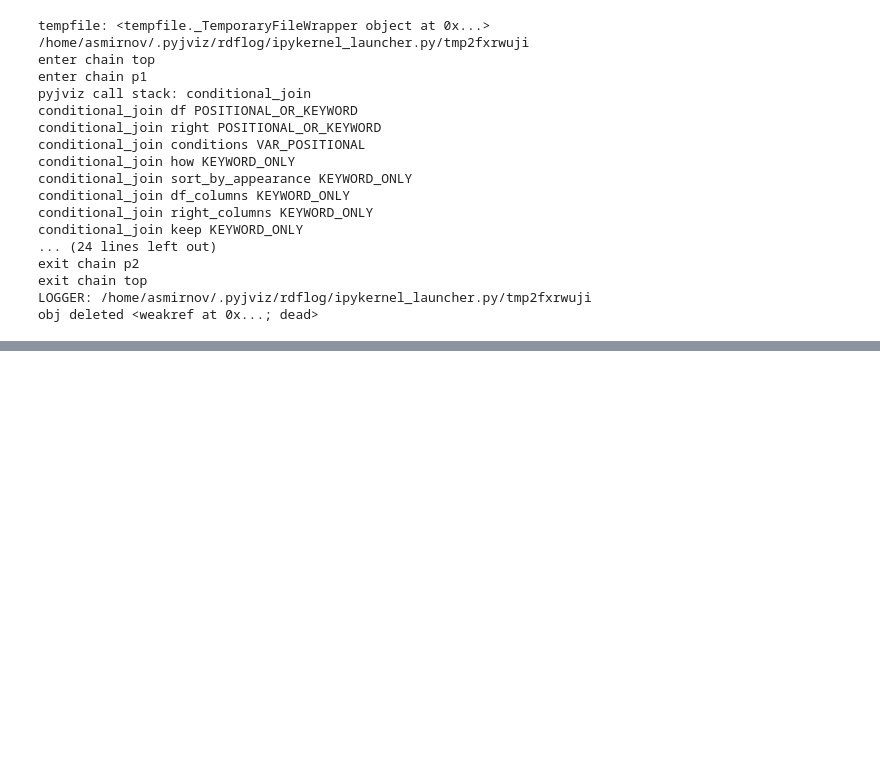
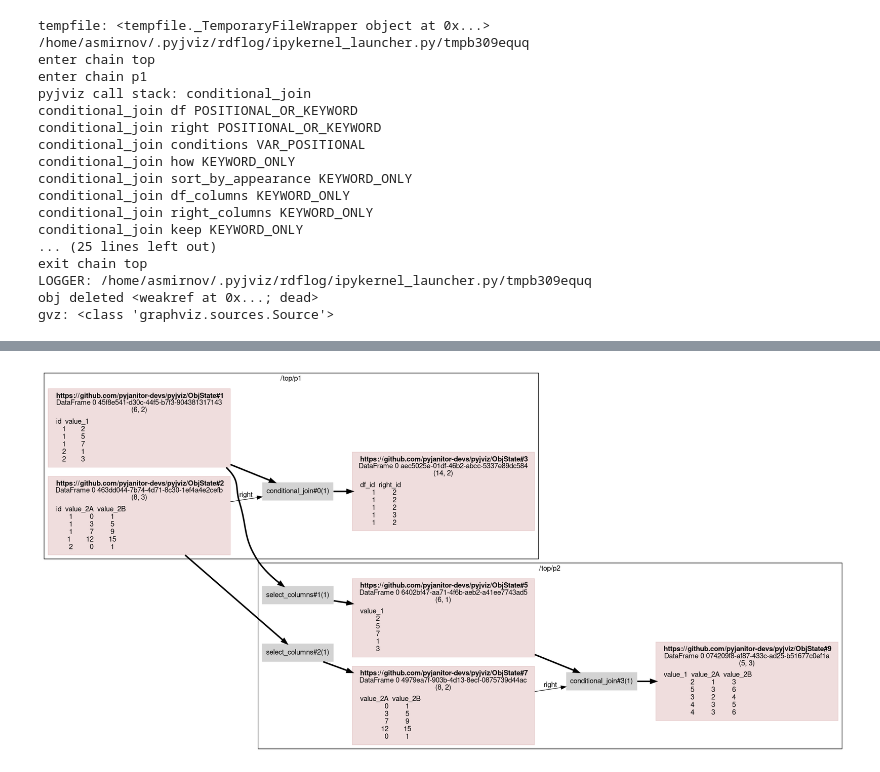
Before and after one commit to pyjanitor-devs/pyjviz, a Jupyter notebook: examples/notebooks/conditional-join-w-cmp.ipynb, the cells around one changed output, grey strips where cells are left out. Cells and saved outputs as stored; diff of their text form; code cells hidden in the pictures; blank space fills up the shorter version.

Commit message:
nb image is a bit prettier, dup class MethodChain removed, getting ready for final push for delivery of first MVP release

```diff
--- a/examples/notebooks/conditional-join-w-cmp.ipynb
+++ b/examples/notebooks/conditional-join-w-cmp.ipynb
@@ -7,4 +1,6 @@ import janitor, pyjviz
 # %%
+import pandas as pd
+import janitor, pyjviz
 
 df1 = pd.DataFrame({'id': [1,1,1,2,2,3], 'value_1': [2,5,7,1,3,4]})
 
@@ -13,7 +9,7 @@ df2 = pd.DataFrame({'id': [1,1,1,1,2,2,2,3],
                         'value_2B': [1,5,9,15,1,4,6,3]})
 
 with pyjviz.MethodsChain() as C:
-    with pyjviz.MethodsChain("p1"):
+    with pyjviz.MethodsChain("p1") as p1:
         res1 = df1.conditional_join(df2,('id', 'id', "<"),
                                     df_columns = {'id':'df_id'},
                                     right_columns = {'id':'right_id'})
@@ -25,7 +21,7 @@ with pyjviz.MethodsChain() as C:
                                     ('value_1', 'value_2B', '<'))
 C.show()
 # %% [output]
-tempfile: <tempfile._TemporaryFileWrapper object at 0x...> /home/asmirnov/.pyjviz/rdflog/ipykernel_launcher.py/tmp2fxrwuji
+tempfile: <tempfile._TemporaryFileWrapper object at 0x...> /home/asmirnov/.pyjviz/rdflog/ipykernel_launcher.py/tmpb309equq
 enter chain top
 enter chain p1
 pyjviz call stack: conditional_join
@@ -37,8 +33,8 @@ conditional_join sort_by_appearance KEYWORD_ONLY
 conditional_join df_columns KEYWORD_ONLY
 conditional_join right_columns KEYWORD_ONLY
 conditional_join keep KEYWORD_ONLY
-... (24 lines left out)
-exit chain p2
+... (25 lines left out)
 exit chain top
-LOGGER: /home/asmirnov/.pyjviz/rdflog/ipykernel_launcher.py/tmp2fxrwuji
+LOGGER: /home/asmirnov/.pyjviz/rdflog/ipykernel_launcher.py/tmpb309equq
 obj deleted <weakref at 0x...; dead>
+gvz: <class 'graphviz.sources.Source'>
@@ -46 +41,2 @@ obj deleted <weakref at 0x...; dead>
+[figure, added]
 # %%
```
Also changed, not shown: parts of 3 cells of this notebook.
